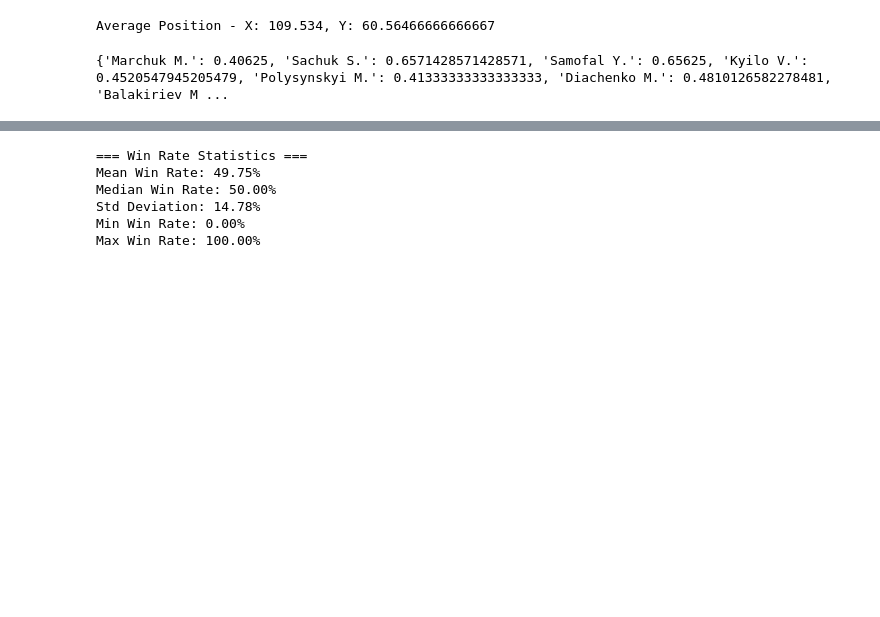
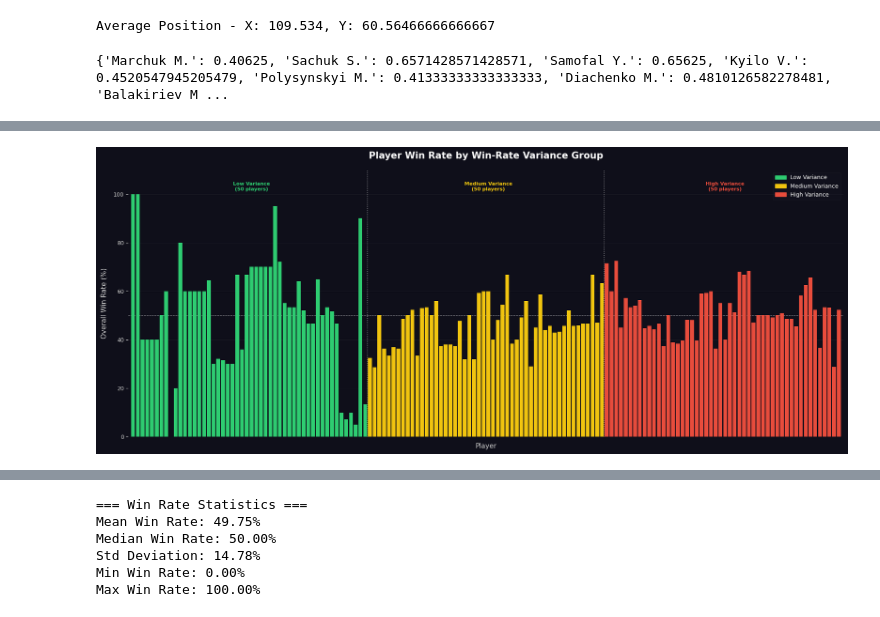
Before and after one commit to nap881/Table-Tennis-Data, a Jupyter notebook: ttdata.ipynb, the cells around one changed output, grey strips where cells are left out. Saved outputs shown, nothing was run; the diff lists cells and outputs as text; code cells hidden in the pictures; blank space fills up the shorter version.

```diff
--- a/ttdata.ipynb
+++ b/ttdata.ipynb
@@ -193,3 +193,69 @@ print(result_df)
 451                      0.0                      0.65
 
 [452 rows x 7 columns]
+# %%
+import numpy as np
+import matplotlib.pyplot as plt
+
+sorted_by_variance = result_df.sort_values('Win Rate Difference (%)').reset_index(drop=True)
+n = len(sorted_by_variance)
+
+low_df    = sorted_by_variance.iloc[:50].copy()
+high_df   = sorted_by_variance.iloc[n-50:].copy()
+mid_idx   = n // 2
+medium_df = sorted_by_variance.iloc[mid_idx-25 : mid_idx+25].copy()
+
+low_df['group']    = 'Low Variance'
+medium_df['group'] = 'Medium Variance'
+high_df['group']   = 'High Variance'
+
+plot_df = pd.concat([low_df, medium_df, high_df]).reset_index(drop=True)
+
+COLOR_MAP = {
+    'Low Variance':    '#2ecc71',
+    'Medium Variance': '#f1c40f',
+    'High Variance':   '#e74c3c',
+}
+colors = plot_df['group'].map(COLOR_MAP)
+
+# ── Plot ──────────────────────────────────────────────────────────────────────
+fig, ax = plt.subplots(figsize=(17, 7))
+fig.patch.set_facecolor('#0f0f1a')
+ax.set_facecolor('#0f0f1a')
+
+x = np.arange(len(plot_df))
+ax.bar(x, plot_df['Overall Win Rate (%)'], color=colors, width=0.8, edgecolor='none', zorder=3)
+
+ax.axhline(50, color='white', linewidth=0.8, linestyle='--', alpha=0.4, zorder=2)
+
+for d in [49.5, 99.5]:
+    ax.axvline(d, color='white', linewidth=1.2, linestyle=':', alpha=0.5, zorder=4)
+
+ax.set_xlim(-1, len(plot_df))
+ax.set_ylim(0, 110)
+ax.set_xticks([])
+ax.tick_params(axis='y', colors='#cccccc', labelsize=9)
+ax.tick_params(axis='x', length=0)
+
+for spine in ax.spines.values():
+    spine.set_visible(False)
+
+ax.yaxis.grid(True, color='#ffffff', alpha=0.06, linewidth=0.6, zorder=1)
+ax.set_axisbelow(True)
+ax.set_ylabel('Overall Win Rate (%)', color='#cccccc', fontsize=11, labelpad=10)
+ax.set_xlabel('Player', color='#cccccc', fontsize=11, labelpad=10)
+ax.set_title('Player Win Rate by Win-Rate Variance Group', color='white', fontsize=15, fontweight='bold', pad=18)
+
+for center, label, grp in zip([25, 75, 125],
+                               ['Low Variance\n(50 players)', 'Medium Variance\n(50 players)', 'High Variance\n(50 players)'],
+                               ['Low Variance', 'Medium Variance', 'High Variance']):
+    ax.text(center, 105, label, ha='center', va='top', fontsize=8, color=COLOR_MAP[grp], fontweight='bold')
+
+legend_patches = [plt.matplotlib.patches.Patch(color=COLOR_MAP[g], label=g)
+                  for g in ['Low Variance', 'Medium Variance', 'High Variance']]
+ax.legend(handles=legend_patches, loc='upper right', framealpha=0.15,
+          facecolor='#1a1a2e', edgecolor='#444', labelcolor='white', fontsize=9)
+
+plt.tight_layout()
+# %% [output]
+[figure, added]
```
Also changed, not shown: parts of 11 cells of this notebook.
